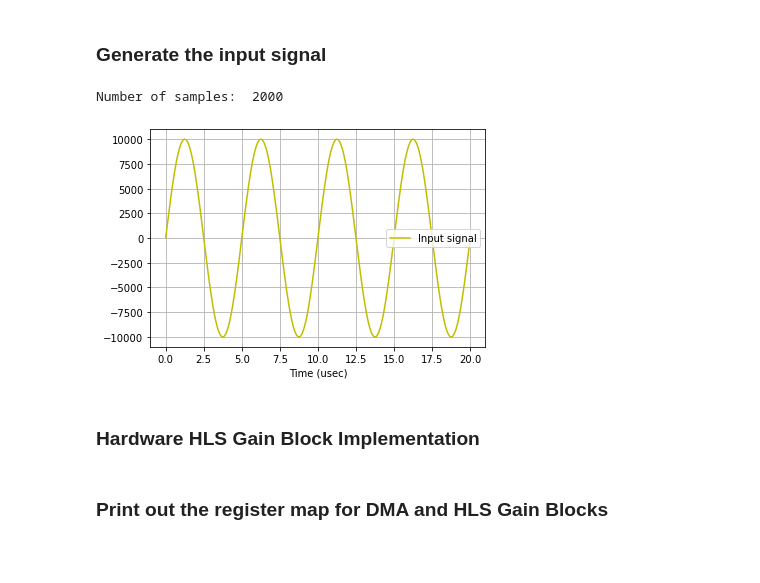
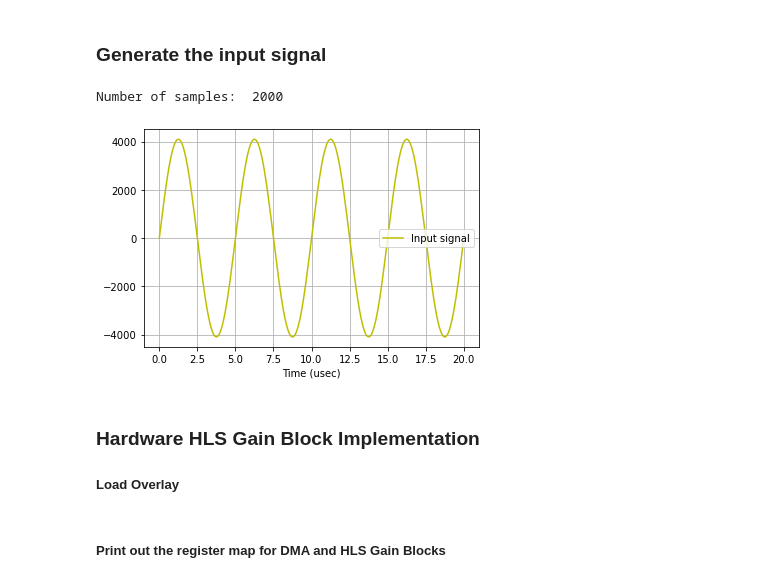
Before and after one commit to odelayIO/KR260-HLS-Fixed-Gain-Stream, a Jupyter notebook: host/py/kr260_hls_fixed_gain_stream.ipynb, the cells around one changed output. Saved outputs shown, nothing was run; the diff lists cells and outputs as text; code cells hidden in the pictures; blank space fills up the shorter version.

```diff
--- a/host/py/kr260_hls_fixed_gain_stream.ipynb
+++ b/host/py/kr260_hls_fixed_gain_stream.ipynb
@@ -28,28 +28,30 @@ def plot_to_notebook(time_sec,in_signal,n_samples,out_signal=None):
 ### Generate the input signal
 # %%
 import numpy as np
-
+# Amp
+AMP = 4096
 # Total time
 T = 0.00002
 # Sampling frequency
 fs = 100e6
 # Number of samples
 n = int(T * fs)
 # Time vector in seconds
 t = np.linspace(0, T, n, endpoint=False)
 # Samples of the signal
-samples = 10000*np.sin(0.2e6*2*np.pi*t) # + 1500*np.cos(46e6*2*np.pi*t) + 2000*np.sin(12e6*2*np.pi*t)
+samples = 4096*np.sin(0.2e6*2*np.pi*t) # + 1500*np.cos(46e6*2*np.pi*t) + 2000*np.sin(12e6*2*np.pi*t)
 # Convert samples to 32-bit integers
 samples = samples.astype(np.int32)
 print('Number of samples: ',len(samples))
 
 # Plot signal to the notebook
 plot_to_notebook(t,samples,len(samples))
 # %% [output]
 Number of samples:  2000
-[figure, old version]
+[figure, new version]
 # %% [markdown]
 ### Hardware HLS Gain Block Implementation
+##### Load Overlay
 # %%
 from pynq import Overlay
 from pynq import allocate
@@ -65,4 +66,4 @@ hls_gain_reg = overlay.axi_fixed_gain_stream_0
 # %% [markdown]
-### Print out the register map for DMA and HLS Gain Blocks
+##### Print out the register map for DMA and HLS Gain Blocks
 # %%
 overlay.ip_dict
```
Also changed, not shown: parts of 12 cells of this notebook, 5 other files.
